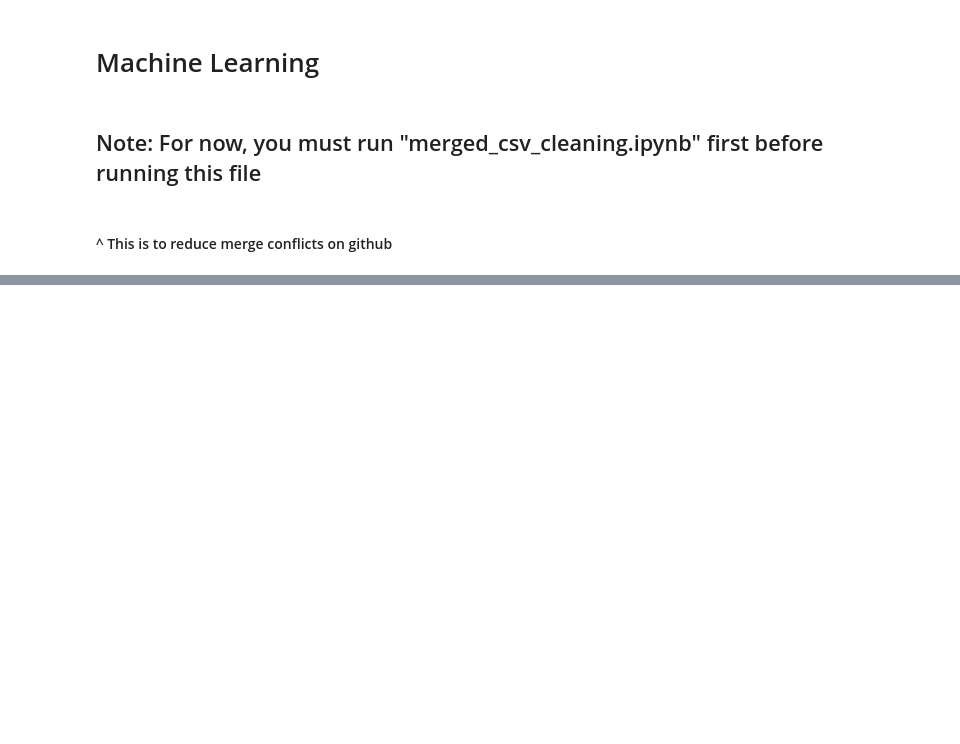
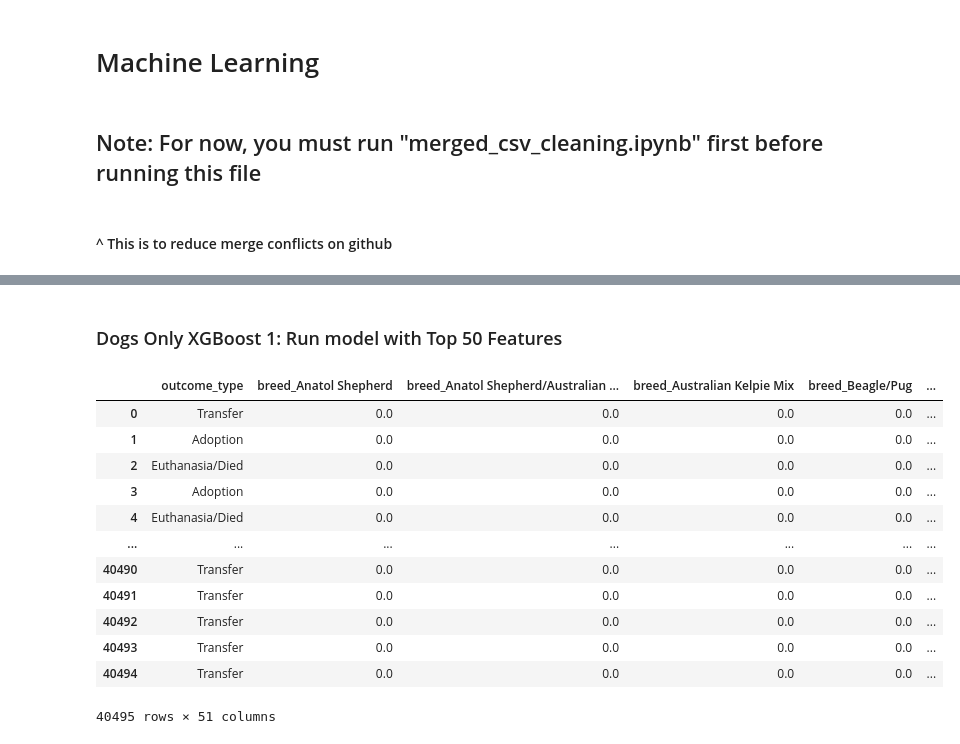
Before and after one commit to ilaha/Austin_AniML_Rescue, a Jupyter notebook: Machine_Learning.ipynb, the cells around one changed output, grey strips where cells are left out. Drawn from its saved outputs; the diff is of its cells as text; code cells hidden in the pictures; blank space fills up the shorter version.

```diff
--- a/Machine_Learning.ipynb
+++ b/Machine_Learning.ipynb
@@ -424,0 +357,18 @@ X_test_scaled = X_scaler.transform(X_test)
+# %%
+i=0
+for train_index, test_index in kf.split(X_scaled):
+    # print("TRAIN:", train_index, "TEST:", test_index)
+    X_train, X_test = X_scaled[train_index], X_scaled[test_index]
+    y_train, y_test = y[train_index], y[test_index]
+
+    # Fitting the model
+    xgb_dogs_model = xgb_model.fit(X_train, y_train)
+
+    # Making predictions using the testing data.
+    xgb_predictions = xgb_dogs_model.predict(X_test)
+
+    # Generate classification report
+    print(f"Dogs XGBoost Classification Report {i}")
+    print(classification_report(y_test, xgb_predictions))
+
+    i+=1
@@ -424,0 +436,8 @@ X_test_scaled = X_scaler.transform(X_test)
+# %%
+xgb_model = xgb.XGBClassifier()
+
+# Fitting the model
+xgb_dogs_model = xgb_model.fit(X_train, y_train)
+
+# Making predictions using the testing data.
+xgb_predictions = xgb_dogs_model.predict(X_test)
@@ -424,0 +462,8 @@ X_test_scaled = X_scaler.transform(X_test)
+# %%
+# check important features
+XGDog_feature_importances_df = pd.DataFrame(
+    {"feature": list(X.columns), "importance": xgb_dogs_model.feature_importances_}
+).sort_values("importance", ascending=False)
+
+# Display
+XGDog_feature_importances_df.head(20)
@@ -424,0 +488,22 @@ X_test_scaled = X_scaler.transform(X_test)
+# %% [markdown]
+### Dogs Only XGBoost 1: Run model with Top 50 Features
+# %%
+drop_dog_features = list(XGDog_feature_importances_df['feature'][50:])
+
+ml_XGDogs_df2 = ml_dogs_df.drop(columns=drop_dog_features)
+# %%
+ml_XGDogs_df2
+# %% [output]
+|  | outcome_type | breed_Anatol Shepherd | breed_Anatol Shepherd/Australian ... | breed_Australian Kelpie Mix | breed_Beagle/Pug | ... |
+| 0 | Transfer | 0.0 | 0.0 | 0.0 | 0.0 | ... |
+| 1 | Adoption | 0.0 | 0.0 | 0.0 | 0.0 | ... |
+| 2 | Euthanasia/Died | 0.0 | 0.0 | 0.0 | 0.0 | ... |
+| 3 | Adoption | 0.0 | 0.0 | 0.0 | 0.0 | ... |
+| 4 | Euthanasia/Died | 0.0 | 0.0 | 0.0 | 0.0 | ... |
+| ... | ... | ... | ... | ... | ... | ... |
+| 40490 | Transfer | 0.0 | 0.0 | 0.0 | 0.0 | ... |
+| 40491 | Transfer | 0.0 | 0.0 | 0.0 | 0.0 | ... |
+| 40492 | Transfer | 0.0 | 0.0 | 0.0 | 0.0 | ... |
+| 40493 | Transfer | 0.0 | 0.0 | 0.0 | 0.0 | ... |
+| 40494 | Transfer | 0.0 | 0.0 | 0.0 | 0.0 | ... |
+40495 rows × 51 columns
```
Also changed, not shown: parts of 110 cells of this notebook, 1 other file.
